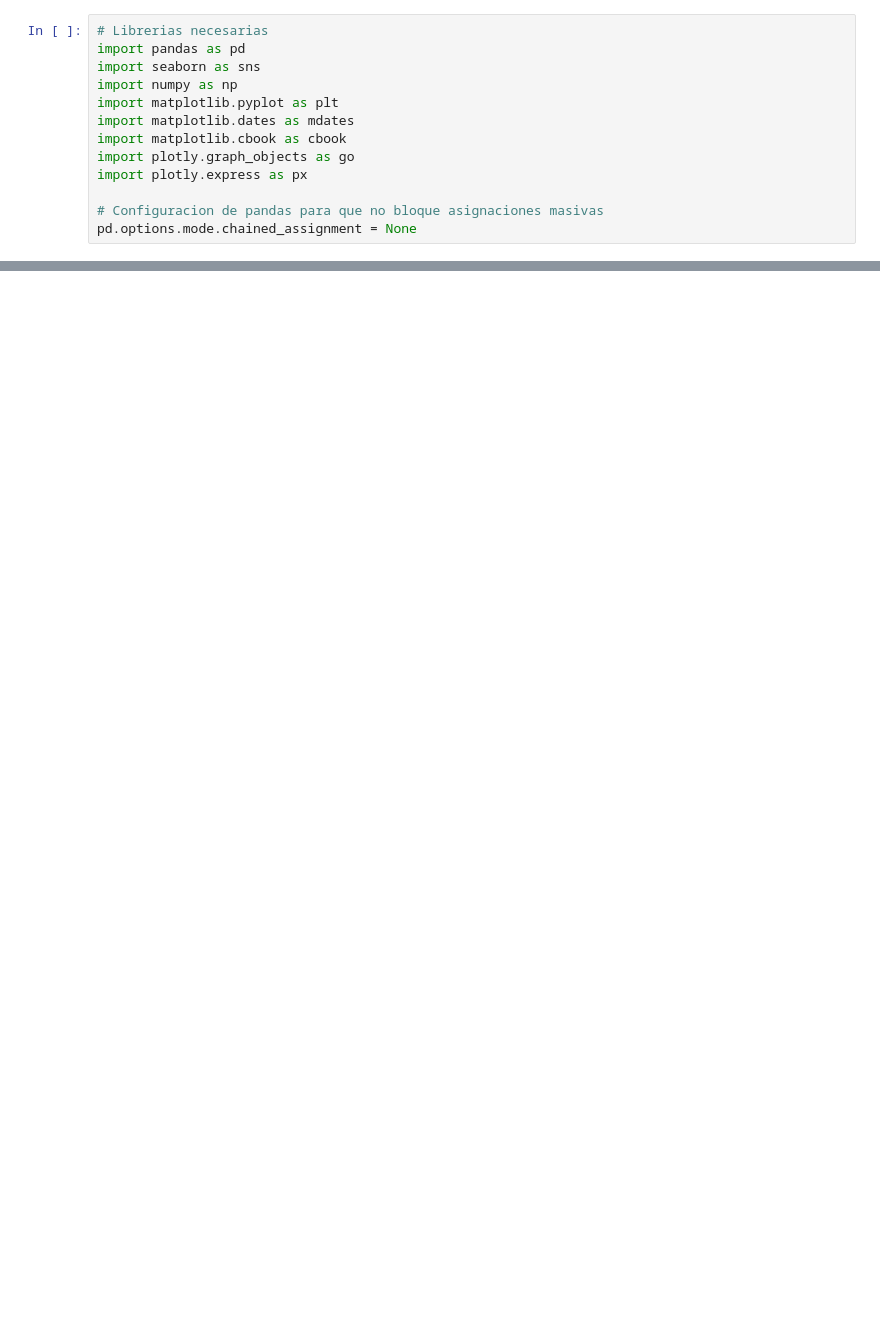
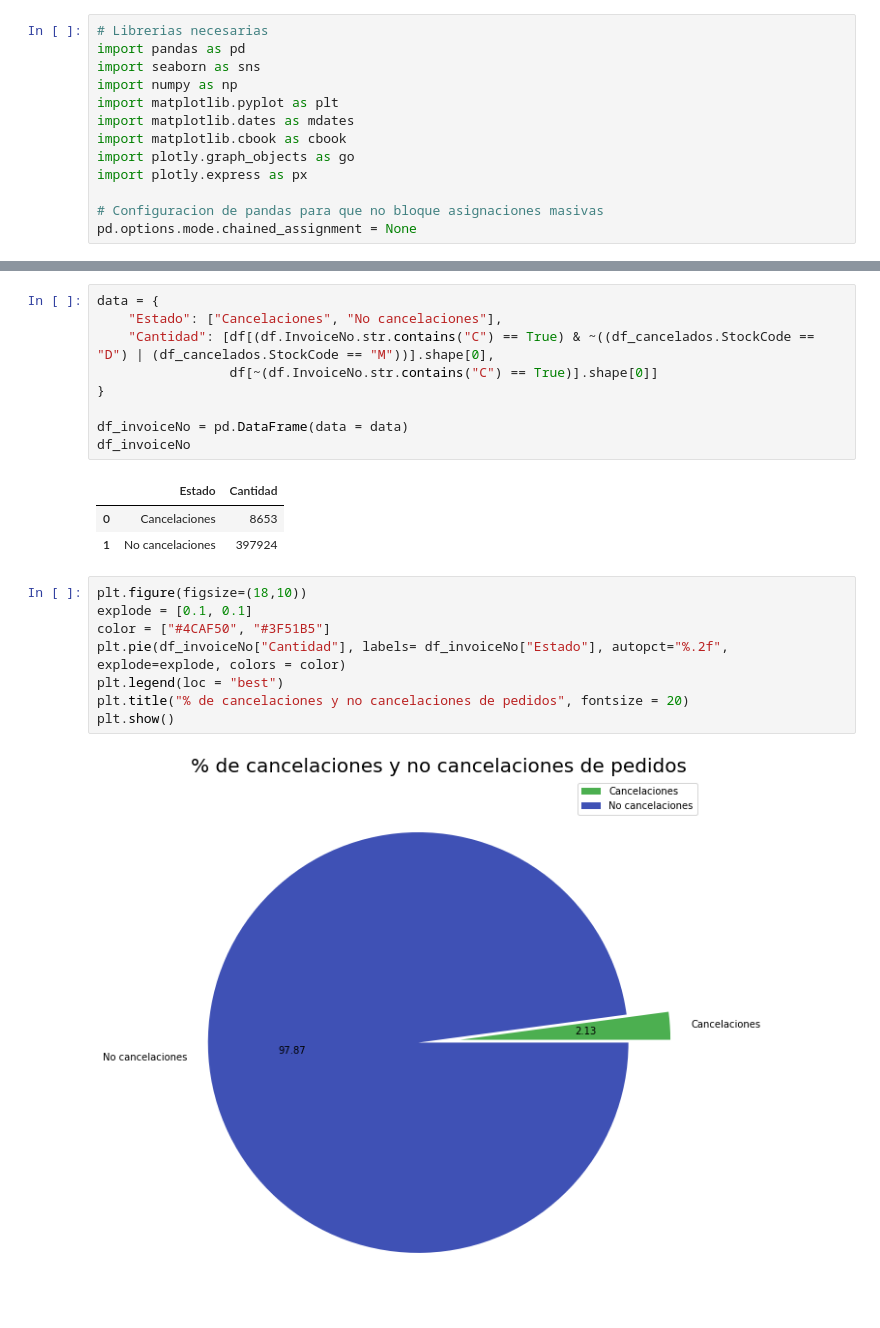
Before and after one commit to cirssax/VisualizacionDatos, a Jupyter notebook: notebooks/P2_EDA.ipynb, the cells around one changed output, grey strips where cells are left out. Cells and saved outputs as stored; diff of their text form; blank space fills up the shorter version.

```diff
--- a/notebooks/P2_EDA.ipynb
+++ b/notebooks/P2_EDA.ipynb
@@ -36,0 +97,23 @@ print("===================================================================")
+# %%
+data = {
+    "Estado": ["Cancelaciones", "No cancelaciones"],
+    "Cantidad": [df[(df.InvoiceNo.str.contains("C") == True) & ~((df_cancelados.StockCode == "D") | (df_cancelados.StockCode == "M"))].shape[0],
+                 df[~(df.InvoiceNo.str.contains("C") == True)].shape[0]]
+}
+
+df_invoiceNo = pd.DataFrame(data = data)
+df_invoiceNo
+# %% [output]
+|  | Estado | Cantidad |
+| 0 | Cancelaciones | 8653 |
+| 1 | No cancelaciones | 397924 |
+# %%
+plt.figure(figsize=(18,10))
+explode = [0.1, 0.1]
+color = ["#4CAF50", "#3F51B5"]
+plt.pie(df_invoiceNo["Cantidad"], labels= df_invoiceNo["Estado"], autopct="%.2f", explode=explode, colors = color)
+plt.legend(loc = "best")
+plt.title("% de cancelaciones y no cancelaciones de pedidos", fontsize = 20)
+plt.show()
+# %% [output]
+[figure, added]
```
Also changed, not shown: parts of 6 cells of this notebook.
